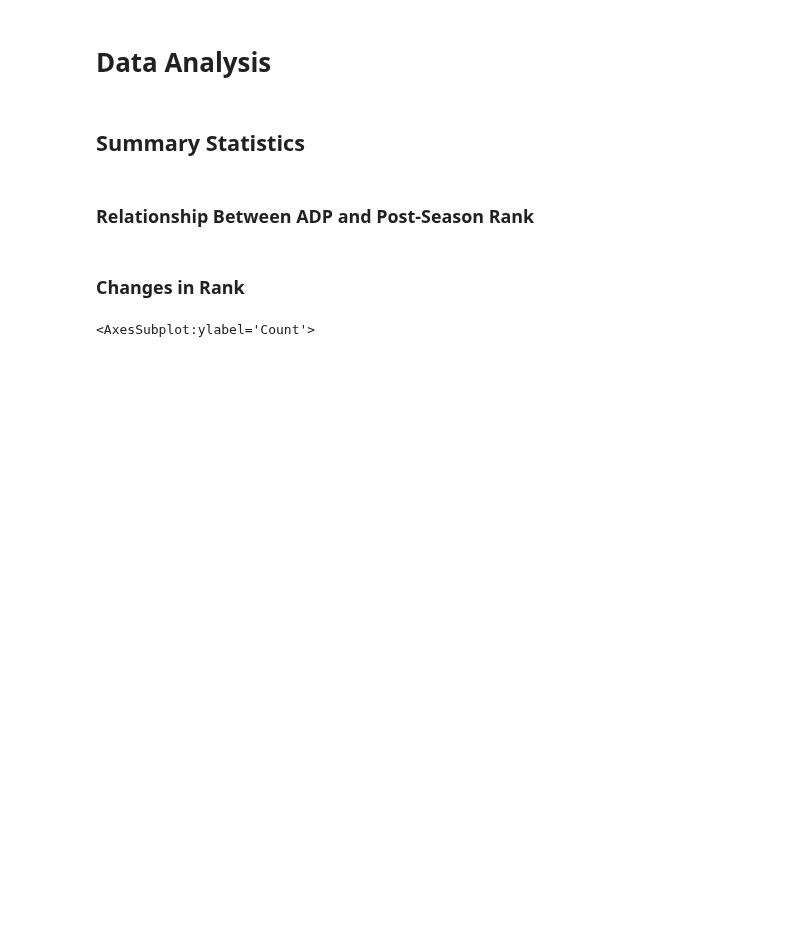
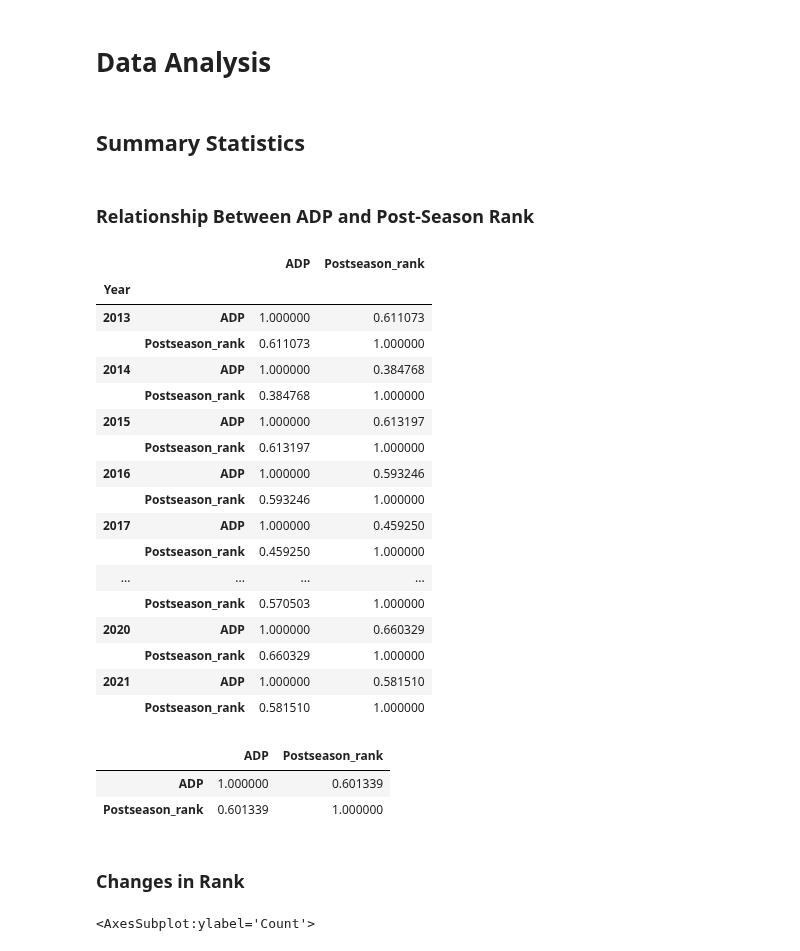
Before and after one commit to jjz62/info2950group, a Jupyter notebook: Final_Report-checkpoint.ipynb, the cells around one changed output. Drawn from its saved outputs; the diff is of its cells as text; code cells hidden in the pictures; blank space fills up the shorter version.

Commit message:
corr matrix

```diff
--- a/Final_Report-checkpoint.ipynb
+++ b/Final_Report-checkpoint.ipynb
@@ -50,12 +50,41 @@ import statsmodels.api as sm
 from statsmodels.formula.api import ols
 # %%
 wr_df = pd.read_csv("wr_df.csv")
+full_df = pd.read_csv("full_df.csv")
 # %% [markdown]
 ## Summary Statistics
-# %% [markdown]
-### Relationship Between ADP and Post-Season Rank
-# %% [markdown]
-### Changes in Rank
+# %% [markdown]
+### Relationship Between ADP and Post-Season Rank
+# %%
+year_full_df = full_df.groupby('Year')
+year_full_df[["ADP", "Postseason_rank"]].corr()
+# %% [output]
+|  |  | ADP | Postseason_rank |
+| Year |  |  |  |
+| 2013 | ADP | 1.000000 | 0.611073 |
+|  | Postseason_rank | 0.611073 | 1.000000 |
+| 2014 | ADP | 1.000000 | 0.384768 |
+|  | Postseason_rank | 0.384768 | 1.000000 |
+| 2015 | ADP | 1.000000 | 0.613197 |
+|  | Postseason_rank | 0.613197 | 1.000000 |
+| 2016 | ADP | 1.000000 | 0.593246 |
+|  | Postseason_rank | 0.593246 | 1.000000 |
+| 2017 | ADP | 1.000000 | 0.459250 |
+|  | Postseason_rank | 0.459250 | 1.000000 |
+| ... | ... | ... | ... |
+|  | Postseason_rank | 0.570503 | 1.000000 |
+| 2020 | ADP | 1.000000 | 0.660329 |
+|  | Postseason_rank | 0.660329 | 1.000000 |
+| 2021 | ADP | 1.000000 | 0.581510 |
+|  | Postseason_rank | 0.581510 | 1.000000 |
+# %%
+full_df[["ADP", "Postseason_rank"]].corr()
+# %% [output]
+|  | ADP | Postseason_rank |
+| ADP | 1.000000 | 0.601339 |
+| Postseason_rank | 0.601339 | 1.000000 |
+# %% [markdown]
+### Changes in Rank
 # %%
 change_in_rank = wr_df['ADP'] - wr_df['Postseason_rank']
 
```
